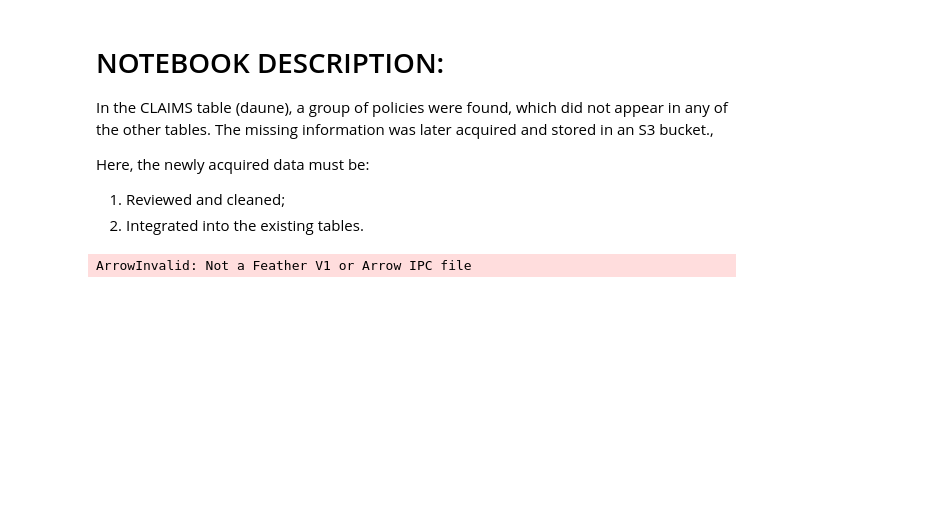
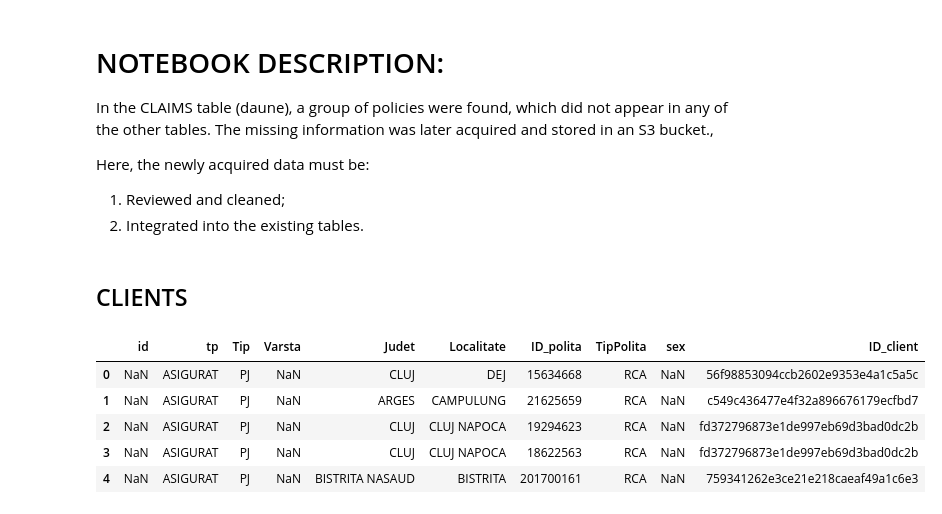
Before and after one commit to CoMa95/InsuranceCompany_Base_Model, a Jupyter notebook: 3. PMOD-40 Insert leftover policies.ipynb, the cells around one changed output. Saved outputs shown, nothing was run; the diff lists cells and outputs as text; code cells hidden in the pictures; blank space fills up the shorter version.

```diff
--- a/3. PMOD-40 Insert leftover policies.ipynb
+++ b/3. PMOD-40 Insert leftover policies.ipynb
@@ -19,8 +20,17 @@ Here, the newly acquired data must be:
 s3con = s3con.s3_connector()
 # %%
 # load the files
-new_pol = s3con.read('left_polite.csv')
-new_obj = s3con.read('left_obiecte.csv')
-new_cli = s3con.read('left_clienti.csv')
+new_pol = pd.read_csv('left_polite.csv', sep = ';')
+new_obj = pd.read_csv('left_obiecte.csv', sep = ';')
+new_cli = pd.read_csv('left_clienti.csv', sep = ';')
-# %% [output]
-ArrowInvalid: Not a Feather V1 or Arrow IPC file
+# %% [markdown]
+## CLIENTS
+# %%
+new_cli.head()
+# %% [output]
+|  | id | tp | Tip | Varsta | Judet | Localitate | ID_polita | TipPolita | sex | ID_client |
+| 0 | NaN | ASIGURAT | PJ | NaN | CLUJ | DEJ | 15634668 | RCA | NaN | 56f98853094ccb2602e9353e4a1c5a5c |
+| 1 | NaN | ASIGURAT | PJ | NaN | ARGES | CAMPULUNG | 21625659 | RCA | NaN | c549c436477e4f32a896676179ecfbd7 |
+| 2 | NaN | ASIGURAT | PJ | NaN | CLUJ | CLUJ NAPOCA | 19294623 | RCA | NaN | fd372796873e1de997eb69d3bad0dc2b |
+| 3 | NaN | ASIGURAT | PJ | NaN | CLUJ | CLUJ NAPOCA | 18622563 | RCA | NaN | fd372796873e1de997eb69d3bad0dc2b |
+| 4 | NaN | ASIGURAT | PJ | NaN | BISTRITA NASAUD | BISTRITA | 201700161 | RCA | NaN | 759341262e3ce21e218caeaf49a1c6e3 |
```
Also changed, not shown: parts of 47 cells of this notebook, 2 other files.
